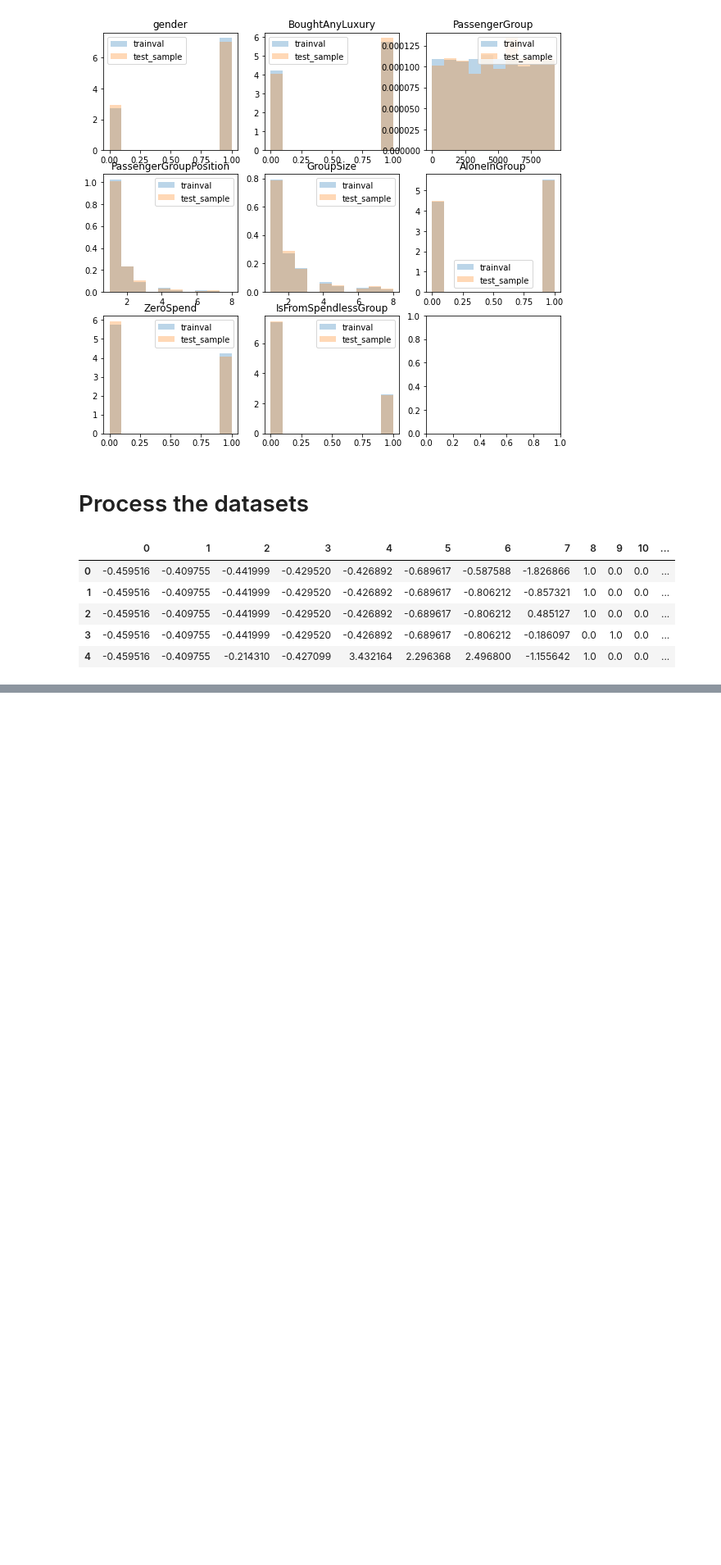
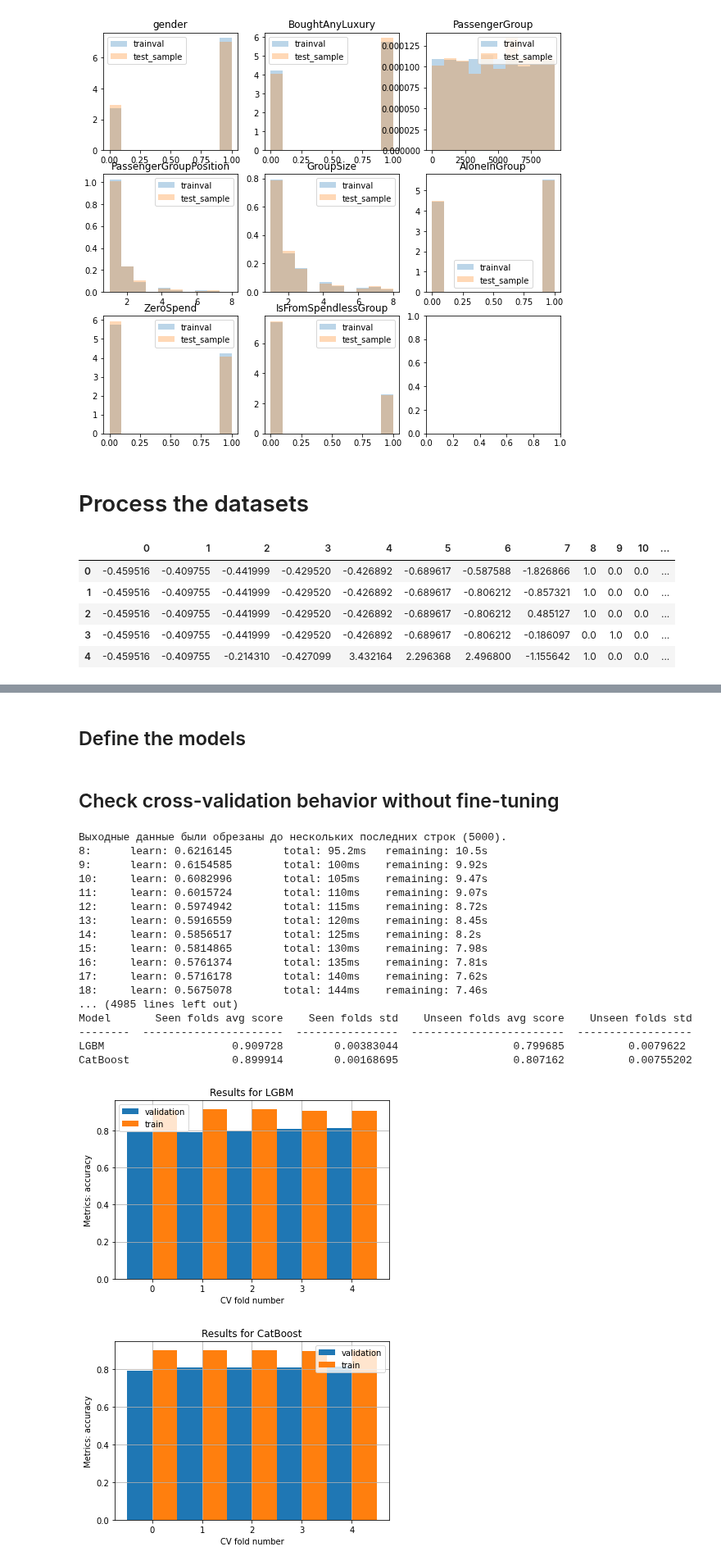
Before and after one commit to PashaIanko/Kaggle.Spaceship-Titanic, a Jupyter notebook: 6_demo.ipynb, the cells around one changed output, grey strips where cells are left out. Shown at 82% size. Cells and saved outputs as stored; diff of their text form; code cells hidden in the pictures; blank space fills up the shorter version.

Commit message:
Model preparation for demo

```diff
--- a/6_demo.ipynb
+++ b/6_demo.ipynb
@@ -1078,0 +1121,2 @@ assert (df_trainval_processed.dtype == 'float64') \
+# %% [markdown]
+## Define the models
@@ -1078,0 +1148,65 @@ assert (df_trainval_processed.dtype == 'float64') \
+# %%
+light_gbm_model = Model(
+    LGBMClassifier(),
+    'LGBM',
+    [
+        {
+            'objective': ['binary'],
+            'random_state': [RANDOM_STATE],
+            'boosting': ['dart'],
+            'learning_rate': [0.1, 0.15],
+            'max_depth': [3, 4],
+            'n_estimators': [100, 150, 300],
+            'lambda_l1': [0.07],
+            'lambda_l2': [0.07]
+        }
+    ],
+    []
+)
+# %%
+all_models = {
+    model.name: model
+    for model in [
+        light_gbm_model,
+        cat_boost_model
+    ]
+}
+# %% [markdown]
+## Check cross-validation behavior without fine-tuning
+# %%
+from sklearn_utils import plot_cv_results
+
+
+np.random.seed(RANDOM_SEED)
+
+res = plot_cv_results(
+    sklearn_models_dict_={
+        model_name: model.model
+        for model_name, model in all_models.items()
+    },
+    X_=X_trainval,
+    Y_=Y_trainval,
+    cv_=5,
+    scoring_='accuracy',  # 'accuracy'
+    to_put_minus_=False
+)
+# %% [output]
+Выходные данные были обрезаны до нескольких последних строк (5000).
+8:      learn: 0.6216145        total: 95.2ms   remaining: 10.5s
+9:      learn: 0.6154585        total: 100ms    remaining: 9.92s
+10:     learn: 0.6082996        total: 105ms    remaining: 9.47s
+11:     learn: 0.6015724        total: 110ms    remaining: 9.07s
+12:     learn: 0.5974942        total: 115ms    remaining: 8.72s
+13:     learn: 0.5916559        total: 120ms    remaining: 8.45s
+14:     learn: 0.5856517        total: 125ms    remaining: 8.2s
+15:     learn: 0.5814865        total: 130ms    remaining: 7.98s
+16:     learn: 0.5761374        total: 135ms    remaining: 7.81s
+17:     learn: 0.5716178        total: 140ms    remaining: 7.62s
+18:     learn: 0.5675078        total: 144ms    remaining: 7.46s
+... (4985 lines left out)
+Model       Seen folds avg score    Seen folds std    Unseen folds avg score    Unseen folds std
+--------  ----------------------  ----------------  ------------------------  ------------------
+LGBM                    0.909728        0.00383044                  0.799685          0.0079622
+CatBoost                0.899914        0.00168695                  0.807162          0.00755202
+[figure, added]
+[figure, added]
```
Also changed, not shown: parts of 19 cells of this notebook.
